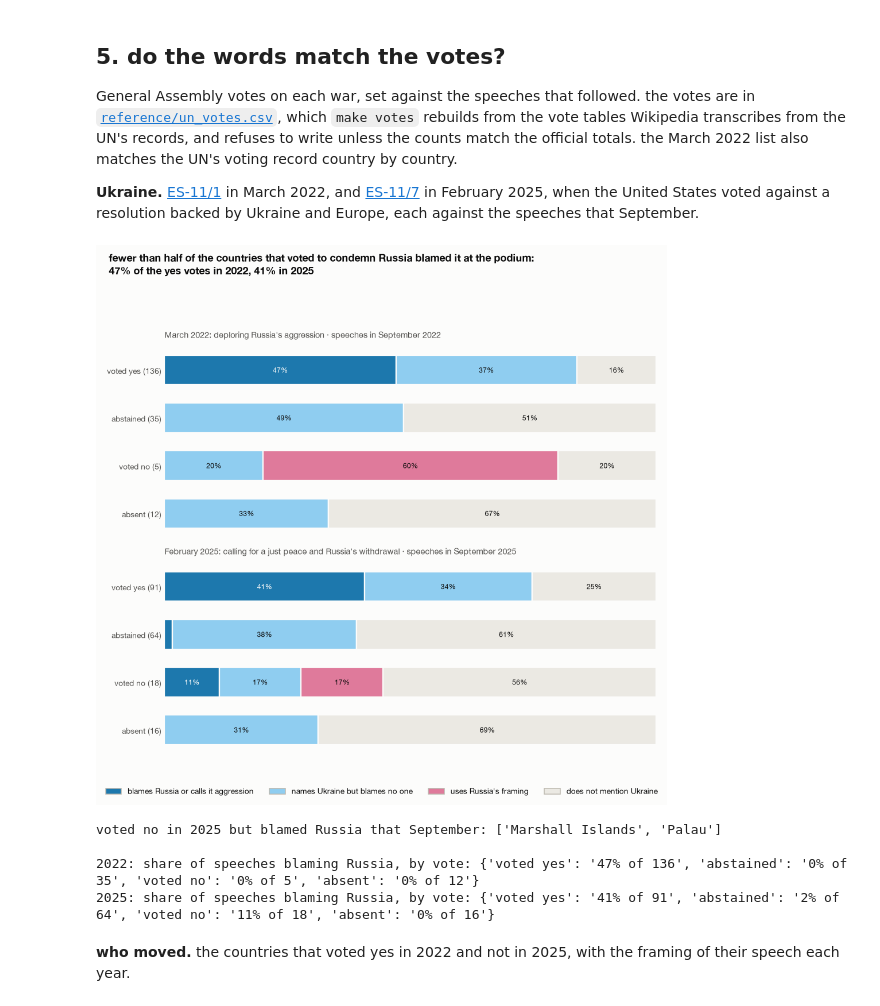
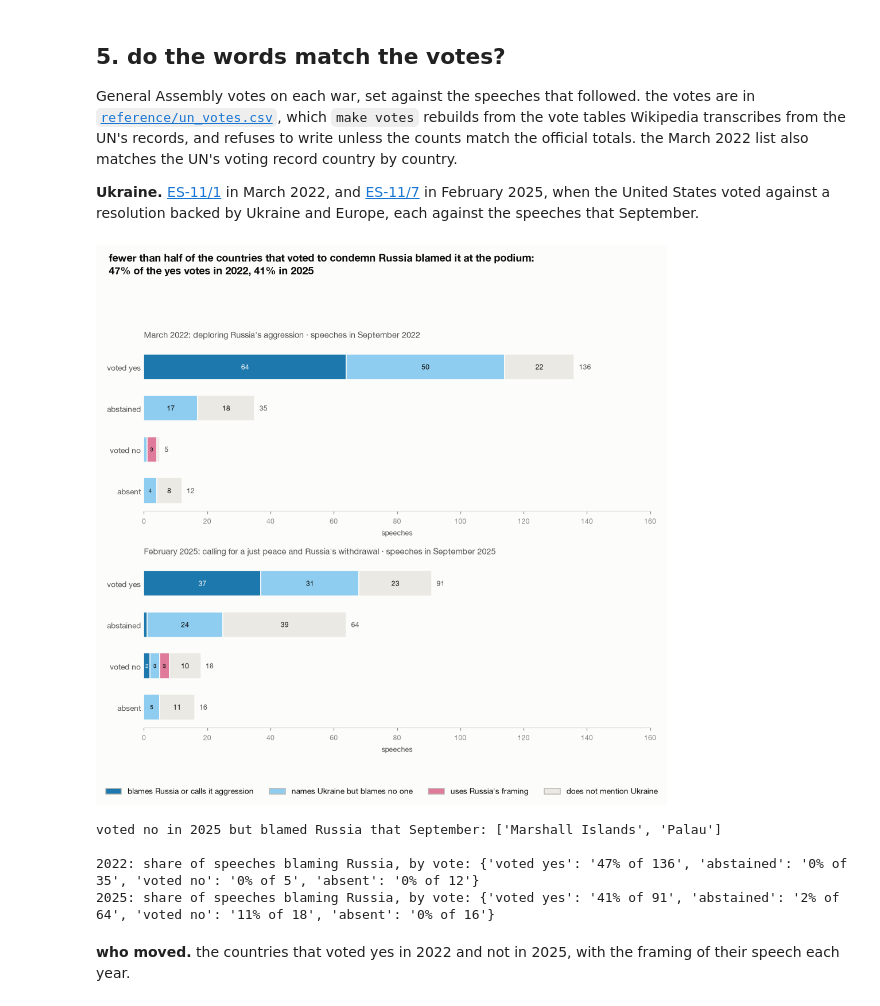
Before and after one commit to jeremychia/unga-speeches, a Jupyter notebook: notebooks/unga_2026_wars.ipynb, the cells around one changed output. Drawn from its saved outputs; the diff is of its cells as text; code cells hidden in the pictures.

```diff
--- a/notebooks/unga_2026_wars.ipynb
+++ b/notebooks/unga_2026_wars.ipynb
@@ -387,40 +387,44 @@ General Assembly votes on each war, set against the speeches that followed. the
 # %%
 VOTES = ["yes", "abstain", "no", "absent"]
 VOTE_LABEL = {"yes": "voted yes", "abstain": "abstained", "no": "voted no", "absent": "absent"}
 panels = [(2022, "ES-11/1", "March 2022: deploring Russia's aggression"), (2025, "ES-11/7", "February 2025: calling for a just peace and Russia's withdrawal")]
 
 fig, axes = plt.subplots(2, 1, figsize=SQUARE)
 summary = {}
 for ax, (year, res, label) in zip(axes, panels):
     d = ukr[ukr.year == year].merge(votes[res].rename("vote"), left_on="iso3", right_index=True)
     share = pd.crosstab(d.vote, d.cls, normalize="index").reindex(index=VOTES, columns=list(UK), fill_value=0)
     n = d.vote.value_counts().reindex(VOTES, fill_value=0)
     summary[year] = (share, n)
+    # bars are counts of speeches, on one scale for both votes, so a group of 10 does not look as large as a group of 150
+    count = pd.crosstab(d.vote, d.cls).reindex(index=VOTES, columns=list(UK), fill_value=0)
     left = np.zeros(len(VOTES))
     for c in UK:
-        ax.barh(range(len(VOTES)), share[c], left=left, color=UK[c], edgecolor=SURFACE, linewidth=1.5, height=0.62)
-        for k, (l, v) in enumerate(zip(left, share[c])):
-            if v >= 0.09:
-                ax.text(l + v / 2, k, f"{v:.0%}", ha="center", va="center", fontsize=8, color=SURFACE if c == BLAMES else INK)
-        left += share[c].values
-    ax.set_yticks(range(len(VOTES)), [f"{VOTE_LABEL[v]} ({n[v]})" for v in VOTES], fontsize=9)
-    ax.invert_yaxis(); ax.set_xlim(0, 1); ax.set_xticks([]); ax.tick_params(length=0)
-    for side in ("left", "bottom"):
-        ax.spines[side].set_visible(False)
+        ax.barh(range(len(VOTES)), count[c], left=left, color=UK[c], edgecolor=SURFACE, linewidth=1, height=0.62)
+        for k, (l, v) in enumerate(zip(left, count[c])):
+            if v >= 2:
+                ax.text(l + v / 2, k, str(v), ha="center", va="center", fontsize=8 if v >= 6 else 6.5, color=SURFACE if c == BLAMES else INK)
+        left += count[c].values
+    for k, total in enumerate(left):
+        ax.text(total + 1.5, k, str(int(total)), va="center", fontsize=8, color=INK_2)
+    ax.set_yticks(range(len(VOTES)), [VOTE_LABEL[v] for v in VOTES], fontsize=9)
+    ax.invert_yaxis(); ax.set_xlim(0, 160); ax.tick_params(axis="y", length=0); ax.tick_params(axis="x", labelsize=8)
+    ax.set_xlabel("speeches", fontsize=8, color=INK_2)
+    ax.spines["left"].set_visible(False)
     ax.set_title(f"{label} · speeches in September {year}", fontsize=9.5, fontweight="normal", color=INK_2)
 yes22 = summary[2022][0].at["yes", BLAMES]
 yes25 = summary[2025][0].at["yes", BLAMES]
 fig.suptitle(f"fewer than half of the countries that voted to condemn Russia blamed it at the podium:\n"
              f"{yes22:.0%} of the yes votes in 2022, {yes25:.0%} in 2025", x=0.02, ha="left", fontweight="bold", fontsize=12)
 legend(fig, [(c, UK[c]) for c in UK])
 plt.tight_layout(rect=(0, 0.08, 1, 0.92)); show(fig, "w5_words_and_votes")
 
 no25 = ukr[(ukr.year == 2025) & (ukr.cls == BLAMES)].merge(votes["ES-11/7"].rename("vote"), left_on="iso3", right_index=True)
 print("voted no in 2025 but blamed Russia that September:", sorted(no25[no25.vote == "no"].delegation), "\n")
 for year, (share, n) in summary.items():
     print(f"{year}: share of speeches blaming Russia, by vote:", {VOTE_LABEL[v]: f"{share.at[v, BLAMES]:.0%} of {n[v]}" for v in VOTES})
 # %% [output]
-[figure, old version]
+[figure, new version]
 voted no in 2025 but blamed Russia that September: ['Marshall Islands', 'Palau']
 
 2022: share of speeches blaming Russia, by vote: {'voted yes': '47% of 136', 'abstained': '0% of 35', 'voted no': '0% of 5', 'absent': '0% of 12'}
```
Also changed, not shown: parts of 2 cells of this notebook, 1 other file.
